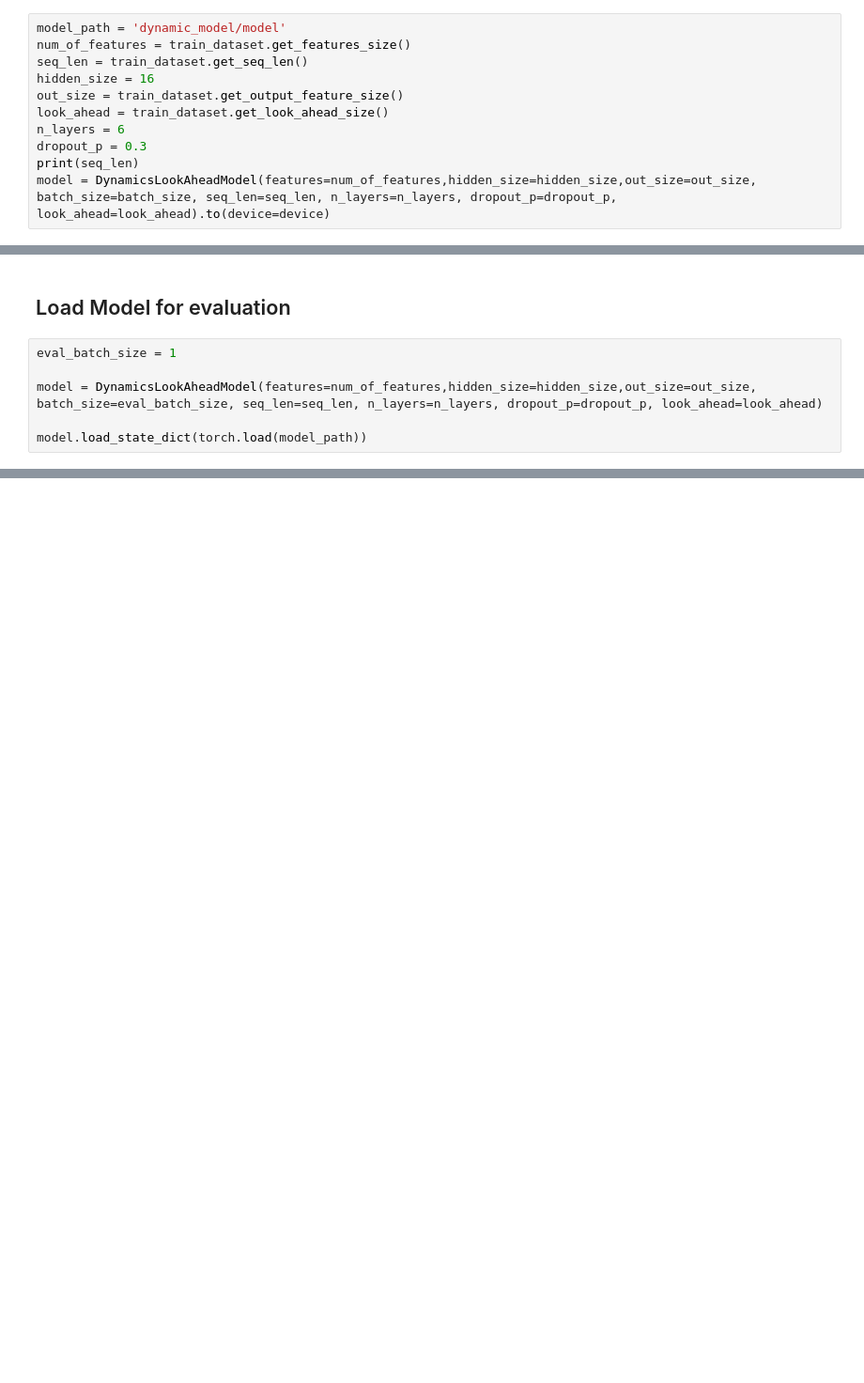
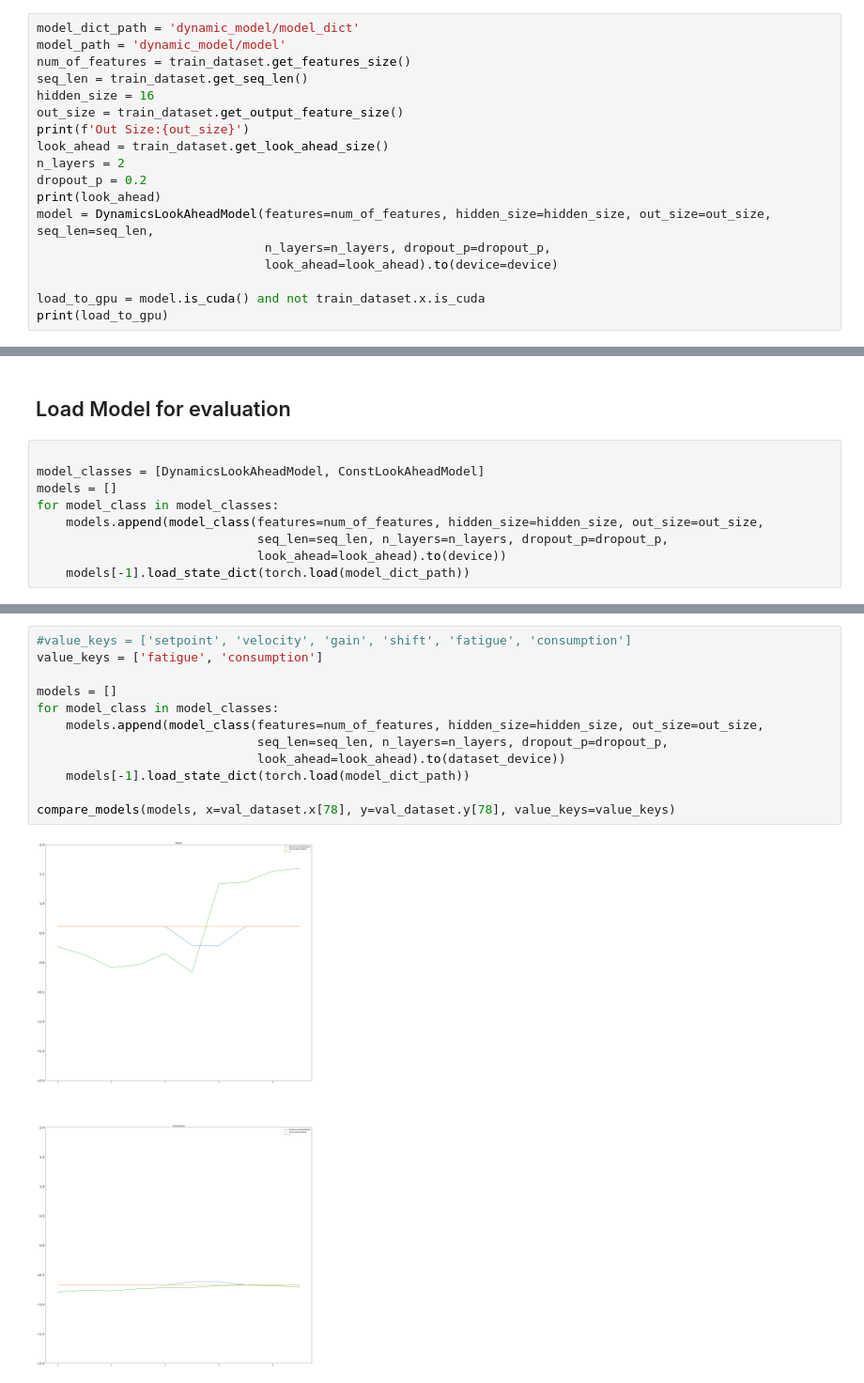
Before and after one commit to MHamza-Y/State-Space-Discretization, a Jupyter notebook: dynamic_look_ahead_model_train.ipynb, the cells around one changed output, grey strips where cells are left out. Shown at 94% size. Cells and saved outputs as stored; diff of their text form; blank space fills up the shorter version.

```diff
--- a/dynamic_look_ahead_model_train.ipynb
+++ b/dynamic_look_ahead_model_train.ipynb
@@ -42,14 +58,21 @@ torch.Size([282000, 30, 6])
 # %% [markdown]
 ## Define model
 # %%
+model_dict_path = 'dynamic_model/model_dict'
 model_path = 'dynamic_model/model'
 num_of_features = train_dataset.get_features_size()
 seq_len = train_dataset.get_seq_len()
 hidden_size = 16
 out_size = train_dataset.get_output_feature_size()
+print(f'Out Size:{out_size}')
 look_ahead = train_dataset.get_look_ahead_size()
-n_layers = 6
-dropout_p = 0.3
-print(seq_len)
-model = DynamicsLookAheadModel(features=num_of_features,hidden_size=hidden_size,out_size=out_size, batch_size=batch_size, seq_len=seq_len, n_layers=n_layers, dropout_p=dropout_p, look_ahead=look_ahead).to(device=device)
+n_layers = 2
+dropout_p = 0.2
+print(look_ahead)
+model = DynamicsLookAheadModel(features=num_of_features, hidden_size=hidden_size, out_size=out_size, seq_len=seq_len,
+                               n_layers=n_layers, dropout_p=dropout_p,
+                               look_ahead=look_ahead).to(device=device)
+
+load_to_gpu = model.is_cuda() and not train_dataset.x.is_cuda
+print(load_to_gpu)
 # %% [output]
@@ -88,8 +113,11 @@ del model
 # %% [markdown]
 ## Load Model for evaluation
 # %%
-eval_batch_size = 1
 
-model = DynamicsLookAheadModel(features=num_of_features,hidden_size=hidden_size,out_size=out_size, batch_size=eval_batch_size, seq_len=seq_len, n_layers=n_layers, dropout_p=dropout_p, look_ahead=look_ahead)
-
-model.load_state_dict(torch.load(model_path))
+model_classes = [DynamicsLookAheadModel, ConstLookAheadModel]
+models = []
+for model_class in model_classes:
+    models.append(model_class(features=num_of_features, hidden_size=hidden_size, out_size=out_size,
+                              seq_len=seq_len, n_layers=n_layers, dropout_p=dropout_p,
+                              look_ahead=look_ahead).to(device))
+    models[-1].load_state_dict(torch.load(model_dict_path))
@@ -118,0 +137,14 @@ tensor([[[ 57.3338,  49.5875,  52.6046,  46.5048,  45.5002, 166.7149],
+# %%
+#value_keys = ['setpoint', 'velocity', 'gain', 'shift', 'fatigue', 'consumption']
+value_keys = ['fatigue', 'consumption']
+
+models = []
+for model_class in model_classes:
+    models.append(model_class(features=num_of_features, hidden_size=hidden_size, out_size=out_size,
+                              seq_len=seq_len, n_layers=n_layers, dropout_p=dropout_p,
+                              look_ahead=look_ahead).to(dataset_device))
+    models[-1].load_state_dict(torch.load(model_dict_path))
+
+compare_models(models, x=val_dataset.x[78], y=val_dataset.y[78], value_keys=value_keys)
+# %% [output]
+[figure, added]
```
Also changed, not shown: parts of 8 cells of this notebook, 20 other files.
